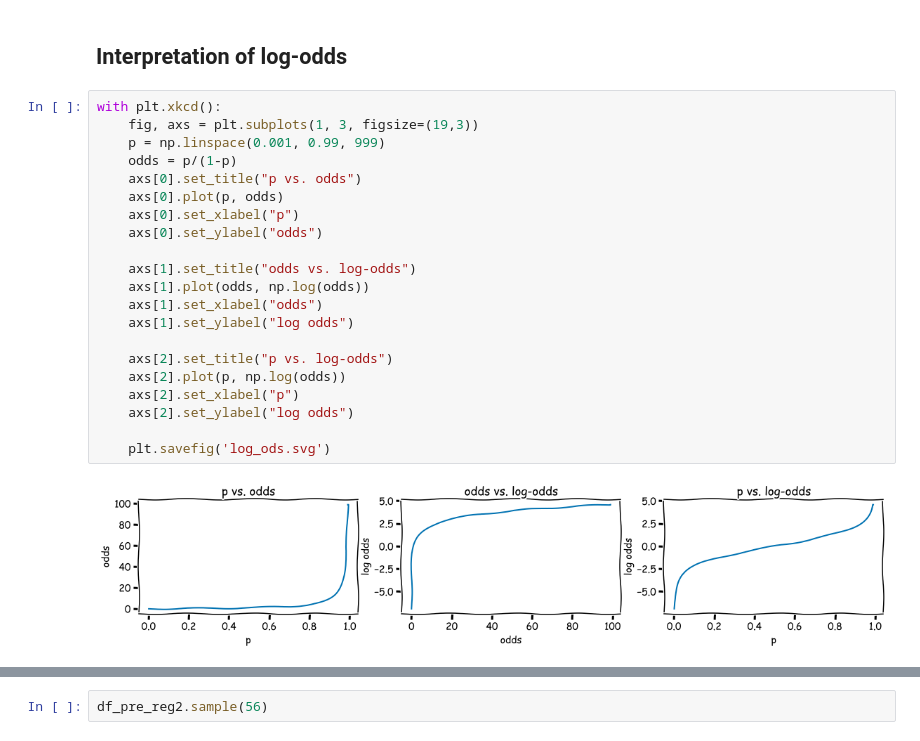
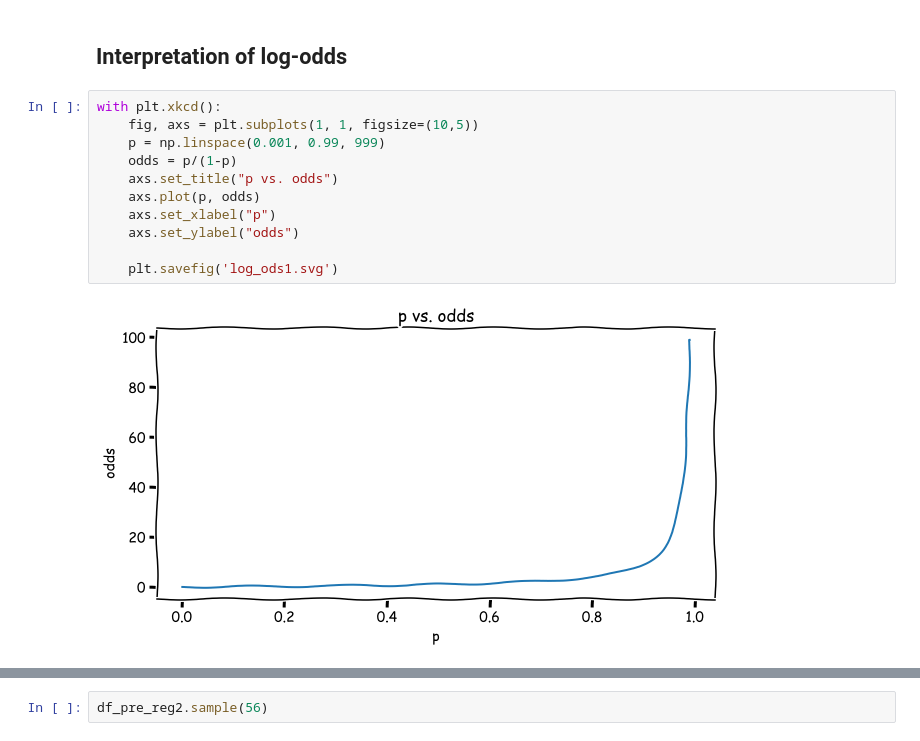
Before and after one commit to epfl-ada/ada-2021-project-adacadabra, a Jupyter notebook: 4_ANALYSIS/regressions.ipynb, the cells around one changed output, grey strips where cells are left out. Cells and saved outputs as stored; diff of their text form.

Commit message:
reprint image

```diff
--- a/4_ANALYSIS/regressions.ipynb
+++ b/4_ANALYSIS/regressions.ipynb
@@ -519,24 +519,14 @@ Notice that the political orientation is significantly correlated with gender, t
 ## Interpretation of log-odds
 # %%
 with plt.xkcd():
-    fig, axs = plt.subplots(1, 3, figsize=(19,3))
+    fig, axs = plt.subplots(1, 1, figsize=(10,5))
     p = np.linspace(0.001, 0.99, 999)
     odds = p/(1-p)
-    axs[0].set_title("p vs. odds")
-    axs[0].plot(p, odds)
-    axs[0].set_xlabel("p")
-    axs[0].set_ylabel("odds")
+    axs.set_title("p vs. odds")
+    axs.plot(p, odds)
+    axs.set_xlabel("p")
+    axs.set_ylabel("odds")
 
-    axs[1].set_title("odds vs. log-odds")
-    axs[1].plot(odds, np.log(odds))
-    axs[1].set_xlabel("odds")
-    axs[1].set_ylabel("log odds")
-
-    axs[2].set_title("p vs. log-odds")
-    axs[2].plot(p, np.log(odds))
-    axs[2].set_xlabel("p")
-    axs[2].set_ylabel("log odds")
-
-    plt.savefig('log_ods.svg')
+    plt.savefig('log_ods1.svg')
 # %% [output]
-[figure, old version]
+[figure, new version]
```
Also changed, not shown: parts of 2 cells of this notebook, 4 other files.
